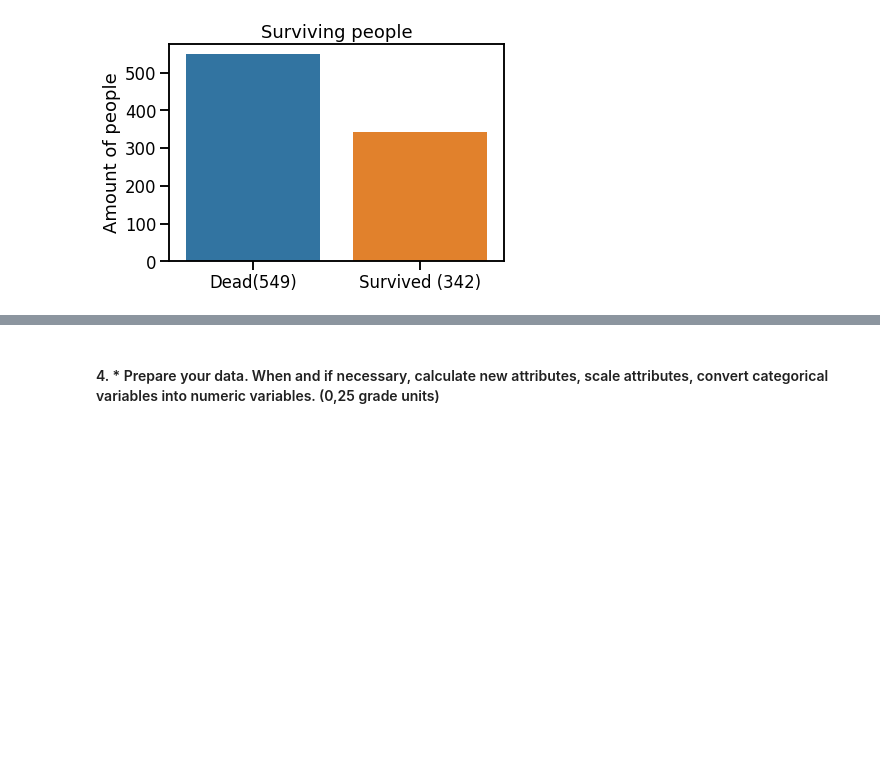
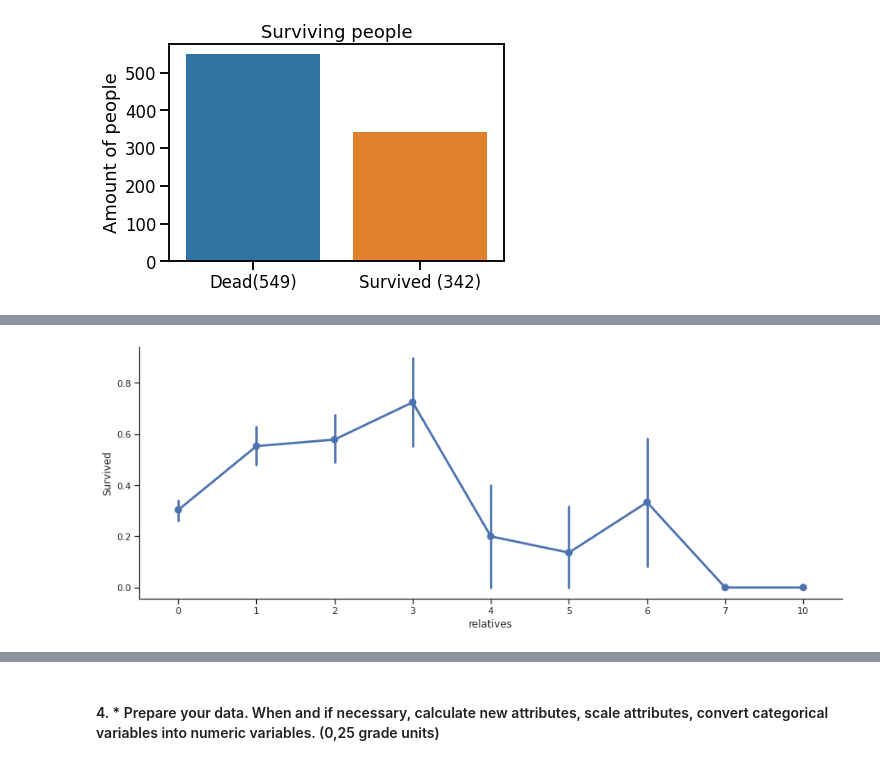
Before and after one commit to Krediann/DAKO_ryhma3, a Jupyter notebook: Titanic.ipynb, the cells around one changed output, grey strips where cells are left out. Cells and saved outputs as stored; diff of their text form; code cells hidden in the pictures; blank space fills up the shorter version.

```diff
--- a/Titanic.ipynb
+++ b/Titanic.ipynb
@@ -139,3 +173,8 @@ train_set.drop(drop, inplace=True, axis=1)
+# %%
+axes = sns.catplot(x = 'relatives',y = 'Survived',
+                      data=train_set, aspect = 2.5, kind = "point")
+# %% [output]
+[figure, added]
 # %%
 train_set.head()
 # %% [output]
```
Also changed, not shown: parts of 31 cells of this notebook.
